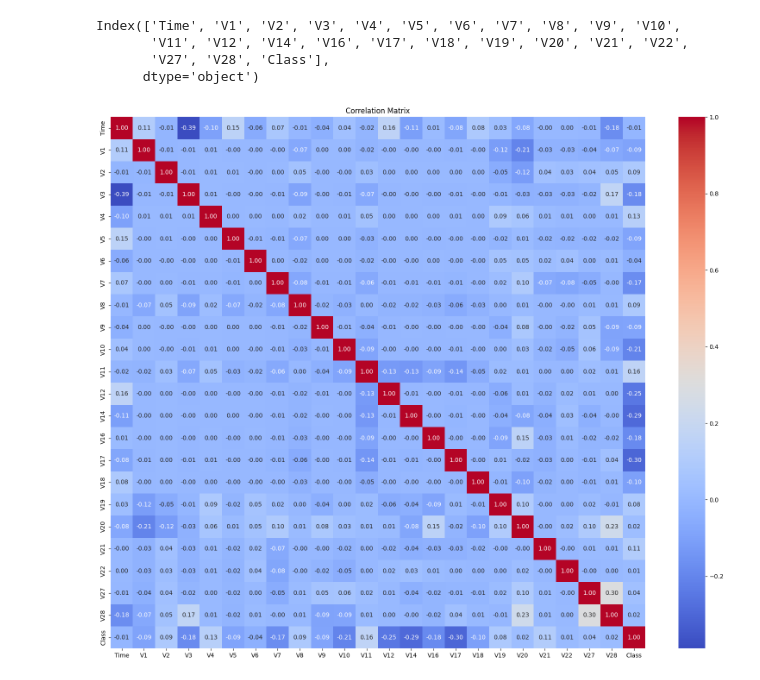
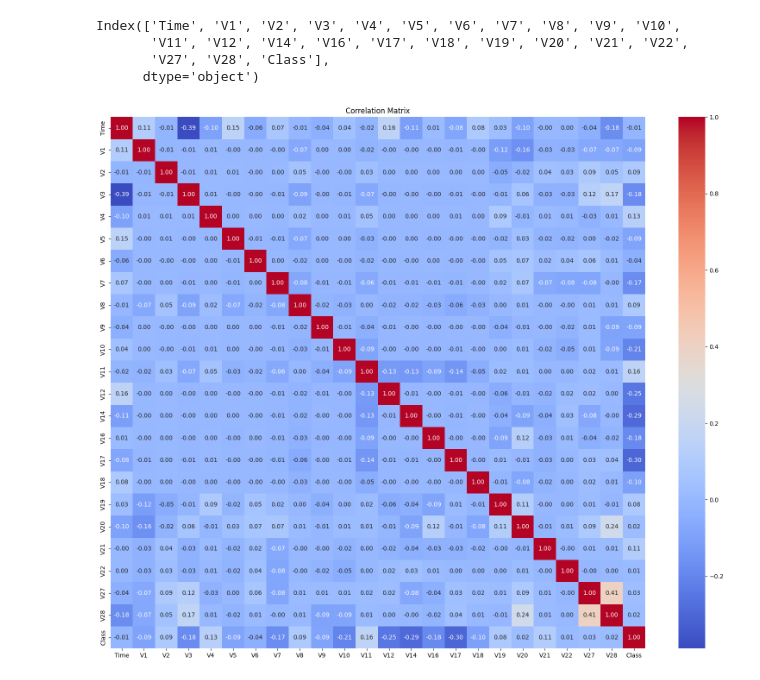
Before and after one commit to kevvvch/machine_learning_proy, a Jupyter notebook: script_creditcard/3-transform.ipynb, the cells around one changed output. Drawn from its saved outputs; the diff is of its cells as text; code cells hidden in the pictures.

```diff
--- a/script_creditcard/3-transform.ipynb
+++ b/script_creditcard/3-transform.ipynb
@@ -75,12 +75,13 @@ Dataset Size: 85443
 # %%
 # Transform
 columns_to_exp    = ['V8', 'V11', 'V19', 'V21', 'V22']
-columns_to_cbrt   = ['Time', 'V24', 'V28']
-columns_to_log1p  = ['V20', 'V25', 'V26', 'V27', 'Amount']
+columns_to_cbrt   = ['Time', 'V24', 'V28', 'V20', 'V25', 'V27']
 
 dataset[columns_to_exp]   = np.exp(dataset[columns_to_exp])
 dataset[columns_to_cbrt]  = np.cbrt(dataset[columns_to_cbrt])
-dataset[columns_to_log1p] = np.log1p(dataset[columns_to_log1p])
+
+dataset_test[columns_to_exp]   = np.exp(dataset_test[columns_to_exp])
+dataset_test[columns_to_cbrt]  = np.cbrt(dataset_test[columns_to_cbrt])
 # %%
 # Specify columns for standardization and normalization
 columns_to_standardize = ['Time', 'V1', 'V5', 'V11', 'V19', 'V21', 'V22', 'V23', 'V24', 'V28']
@@ -134,13 +138,13 @@ Index(['Time', 'V1', 'V2', 'V3', 'V4', 'V5', 'V6', 'V7', 'V8', 'V9', 'V10',
        'V27', 'V28', 'Class'],
       dtype='object')
 # %%
-filtered_dataset = dataset[high_corr_features]
+dataset_filtered = dataset[high_corr_features]
 # Plot the correlation matrix
-corr_matrix_filtered = filtered_dataset.corr()
+corr_matrix_filtered = dataset_filtered.corr()
 
 plt.figure(figsize=(20, 16))
 sns.heatmap(corr_matrix_filtered, annot=True, cmap='coolwarm', fmt='.2f')
 plt.title('Correlation Matrix')
 plt.show()
 # %% [output]
-[figure, old version]
+[figure, new version]
```
Also changed, not shown: parts of 7 cells of this notebook, 7 other files.
